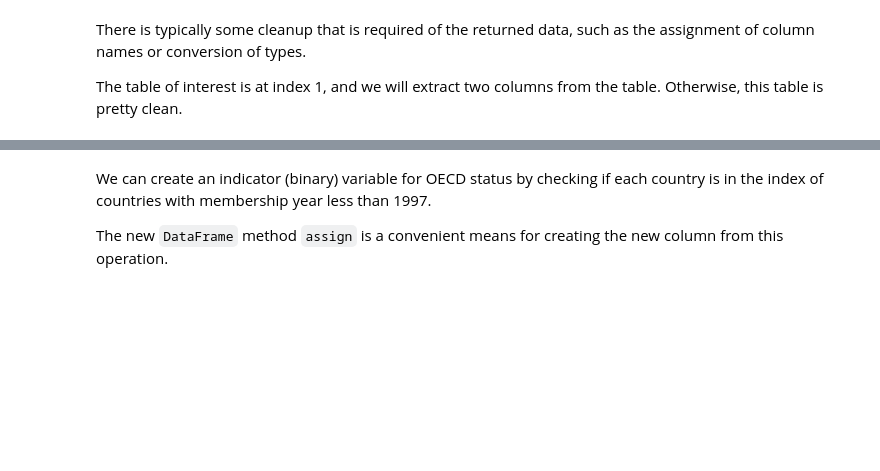
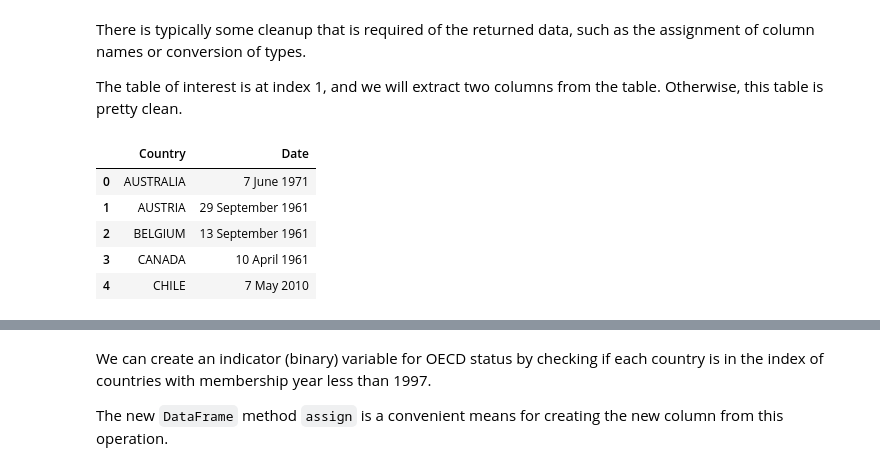
Before and after one commit to fonnesbeck/intro_stat_modeling_2017, a Jupyter notebook: notebooks/1. Data Preparation.ipynb, the cells around one changed output, grey strips where cells are left out. Drawn from its saved outputs; the diff is of its cells as text; code cells hidden in the pictures; blank space fills up the shorter version.

Commit message:
Fixed issue with parsing of HTML data

```diff
--- a/notebooks/1. Data Preparation.ipynb
+++ b/notebooks/1. Data Preparation.ipynb
@@ -321,8 +641,15 @@ There is typically some cleanup that is required of the returned data, such as t
 
 The table of interest is at index 1, and we will extract two columns from the table. Otherwise, this table is pretty clean.
 # %%
-oecd = pd.read_html(oecd_site, header=0)[1][[1,2]]
+oecd = pd.read_html(oecd_site, header=0)[1][['Country', 'Date']]
 oecd.head()
+# %% [output]
+|  | Country | Date |
+| 0 | AUSTRALIA | 7 June 1971 |
+| 1 | AUSTRIA | 29 September 1961 |
+| 2 | BELGIUM | 13 September 1961 |
+| 3 | CANADA | 10 April 1961 |
+| 4 | CHILE | 7 May 2010 |
 # %%
 oecd['year'] = pd.to_datetime(oecd.Date).apply(lambda x: x.year)
 oecd_year = oecd.set_index(oecd.Country.str.title())['year'].dropna()
```
Also changed, not shown: parts of 95 cells of this notebook, 1 other file.
